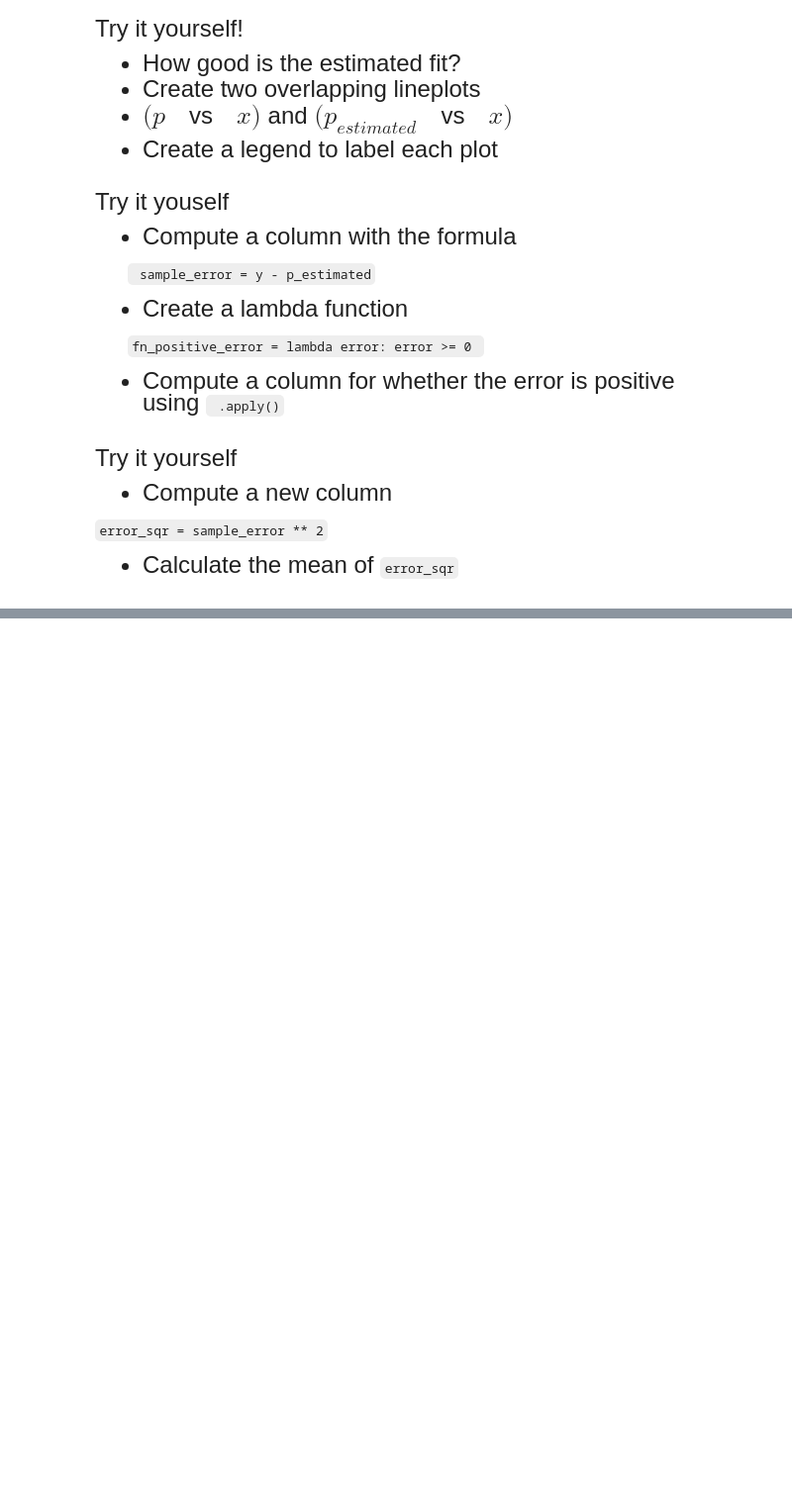
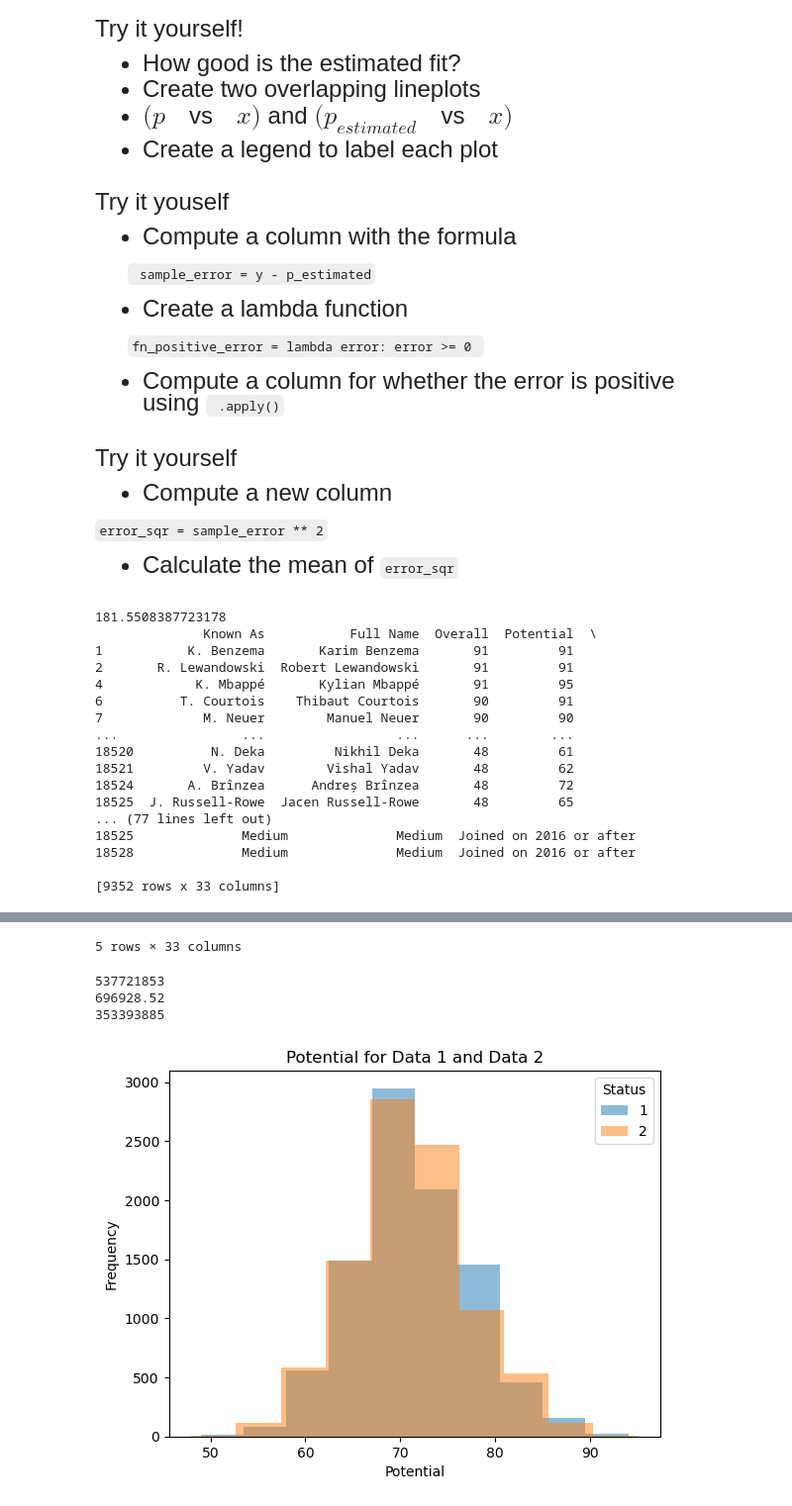
Before and after one commit to jeffechols/qtm151spring2024, a Jupyter notebook: lecture_11/lecture_11 - Linear Regression.ipynb, the cells around one changed output, grey strips where cells are left out. Shown at 99% size. Saved outputs shown, nothing was run; the diff lists cells and outputs as text; code cells hidden in the pictures; blank space fills up the shorter version.

````diff
--- a/lecture_11/lecture_11 - Linear Regression.ipynb
+++ b/lecture_11/lecture_11 - Linear Regression.ipynb
@@ -279,3 +279,74 @@ Try it yourself
 - Calculate the mean of ```error_sqr```
 # %%
 # Write your own code
+# %%
+fifa_data = pd.read_csv('/Users/jeffechols8/Downloads/assignment6/Data/fifa23_players_basic.csv')
+
+def fn_yearjoined(year):
+    if (year < 2016):
+        status = "Joined before 2016"
+    elif (year >= 2016):
+        status = "Joined on 2016 or after"
+    return status
+
+fifa_data["joined_after2016"] = fifa_data["Joined On"].apply(fn_yearjoined)
+
+mean_height = fifa_data["Height(in cm)"].mean()
+above_mean_height = fifa_data.query("`Height(in cm)` > @mean_height")
+print(mean_height)
+print(above_mean_height)
+
+highest_value = fifa_data.sort_values(by= "Value(in Euro)", ascending = False)
+display(highest_value.iloc[0:5,:])
+
+
+def fn_rss(y,x,b0,b1):
+    e2 = (y-b0-b1*x)**2
+    return (e2).sum()
+
+
+y = fifa_data["Overall"]
+x = fifa_data["Age"]
+
+print(fn_rss(y,x,50,-6))
+print(fn_rss(y,x,50,0.6))
+print(fn_rss(y,x,50,6))
+
+list_status = [1,2]
+list_prob = [0.5,0.5]
+n = len(fifa_data)
+
+fifa_data["status"] = np.random.choice(list_status, size = n, p=list_prob)
+data1 = fifa_data.query('status== "1"')
+data2 = fifa_data.query('status== "2"')
+
+unique_status = pd.unique(fifa_data["status"])
+
+for category in unique_status:
+    dataframe = fifa_data.query("status == @category")
+    plt.hist(dataframe["Potential"], alpha = 0.5)
+
+plt.xlabel("Potential")
+plt.ylabel("Frequency")
+plt.legend(labels = unique_status,
+           title  = "Status")
+plt.title("Potential for Data 1 and Data 2")
+plt.show()
+# %% [output]
+181.5508387723178
+              Known As           Full Name  Overall  Potential  \
+1           K. Benzema       Karim Benzema       91         91
+2       R. Lewandowski  Robert Lewandowski       91         91
+4            K. Mbappé       Kylian Mbappé       91         95
+6          T. Courtois    Thibaut Courtois       90         91
+7             M. Neuer        Manuel Neuer       90         90
+...                ...                 ...      ...        ...
+18520          N. Deka         Nikhil Deka       48         61
+18521         V. Yadav        Vishal Yadav       48         62
+18524       A. Brînzea      Andreș Brînzea       48         72
+18525  J. Russell-Rowe  Jacen Russell-Rowe       48         65
+... (77 lines left out)
+18525              Medium              Medium  Joined on 2016 or after
+18528              Medium              Medium  Joined on 2016 or after
+
+[9352 rows x 33 columns]
@@ -281,0 +359,5 @@ Try it yourself
+5 rows × 33 columns
+537721853
+696928.52
+353393885
+[figure, added]
````
Also changed, not shown: parts of 1 cell of this notebook.
